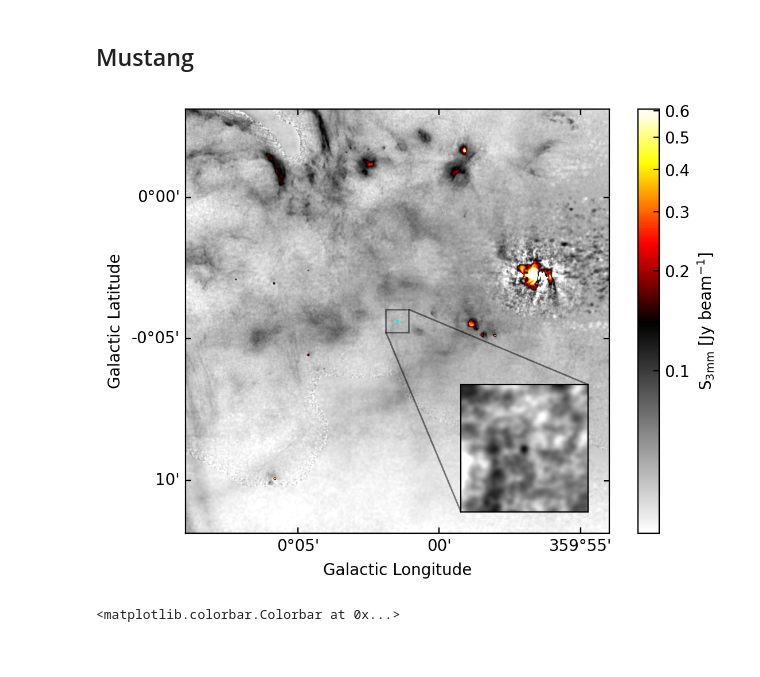
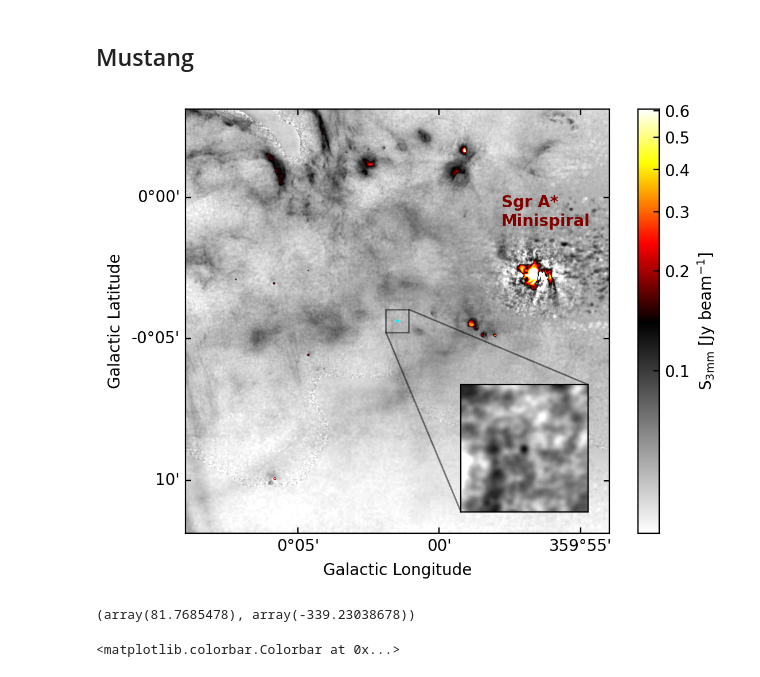
Before and after one commit to ACES-CMZ/MUBLO, a Jupyter notebook: G0.025-0.073/MUBLO_MultiwavelengthCutouts.ipynb, the cells around one changed output. Saved outputs shown, nothing was run; the diff lists cells and outputs as text; code cells hidden in the pictures.

```diff
--- a/G0.025-0.073/MUBLO_MultiwavelengthCutouts.ipynb
+++ b/G0.025-0.073/MUBLO_MultiwavelengthCutouts.ipynb
@@ -691,34 +691,43 @@ ax.contour(contim, transform=ax.get_transform(contwcs_co),
           );
 cb = pl.colorbar(mappable = im_)
 cb.set_label("S$_{3 \mathrm{mm}}$ [Jy beam$^{-1}$]")
 ax.set_xlabel("Galactic Longitude")
 ax.set_ylabel("Galactic Latitude")
 
 slcs_inset,_ = bigregion.to_pixel(wwmustang[slcs]).to_mask().get_overlap_slices(mustangcld.shape)
 brmask = bigregion.to_pixel(wwmustang).to_mask()
 slcs,_ = brmask.get_overlap_slices(fhmustang[0].data.squeeze().shape)
 axins = ax.inset_axes([0.65, 0.05, 0.3, 0.3],
                       xlim=(slcs_inset[0].start, slcs_inset[0].stop),
                       ylim=(slcs_inset[1].start, slcs_inset[1].stop),
                       #projection=wwmustang[slcs_inset]
                      )
 im_ = axins.imshow(mustangcld, cmap=mymap,
                    norm=simple_norm(mustangcld, max_cut=0.13, min_cut=0.036, stretch='asinh'))
 axins.set_xticklabels("")
 axins.set_yticklabels("")
 axins.set_xticks([])
 axins.set_yticks([])
 # axins.coords[0].set_axislabel("")
 # axins.coords[1].set_axislabel("")
 # axins.coords[0].set_ticklabel(visible=False)
 # axins.coords[1].set_ticklabel(visible=False);
 # axins.coords[0].set_ticks_visible(False)
 # axins.coords[1].set_ticks_visible(False);
 ax.indicate_inset_zoom(axins, edgecolor="black");
 pl.savefig('/orange/adamginsburg/ACES/broadline_sources/G0.025-0.073/MUSTANG3mmContext.pdf', bbox_inches='tight')
 pl.savefig('/orange/adamginsburg/ACES/broadline_sources/G0.025-0.073/MUSTANG3mmContext.png', bbox_inches='tight')
+ax.text((360*u.deg - 2.2*u.arcmin).to(u.deg).value, (-1*u.arcmin).to(u.deg).value,
+        'Sgr A*\nMinispiral', color='maroon', transform=ax.get_transform('galactic'),
+        fontweight='bold',
+       )
+pl.savefig('/orange/adamginsburg/ACES/broadline_sources/G0.025-0.073/MUSTANG3mmContext_withlabel.png', bbox_inches='tight')
 # %% [output]
-[figure, old version]
+[figure, new version]
+# %%
+xx,yy
+# %% [output]
+(array(81.7685478), array(-339.23038678))
 # %%
 pl.imshow(mustangcld[slcs_inset],
           cmap=mymap,
```
